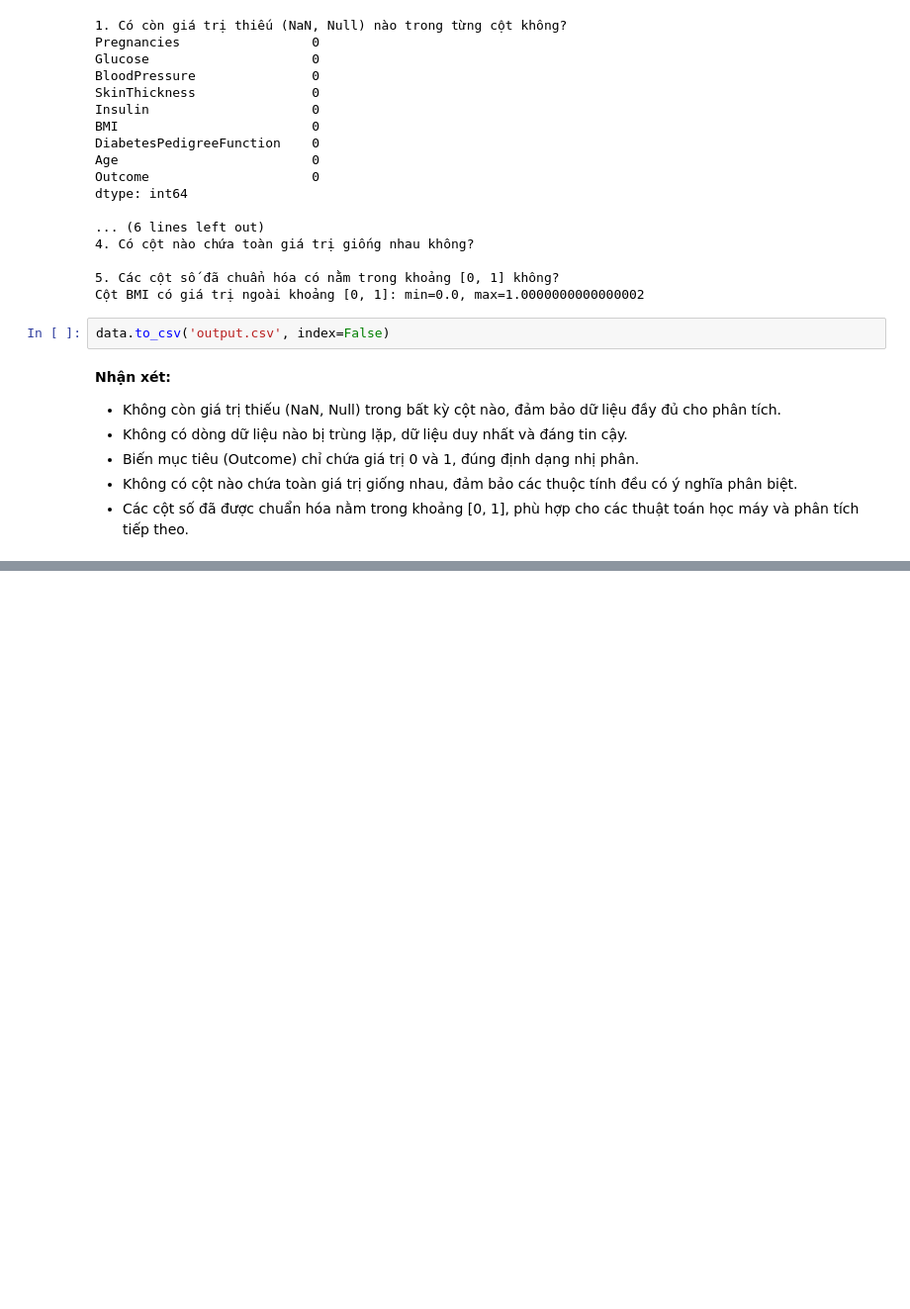
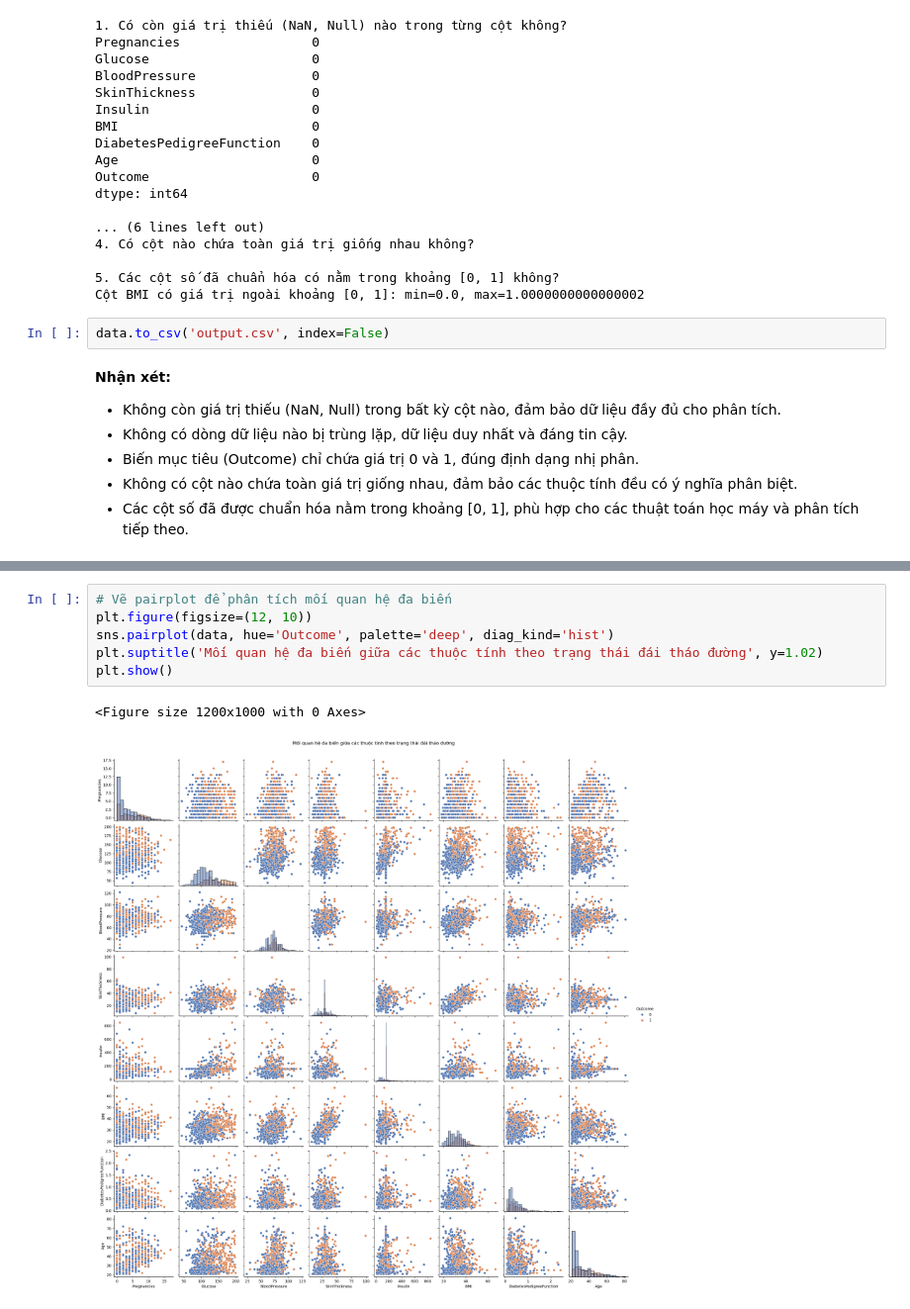
Before and after one commit to NKhanh0908/SGU_PTDL_TEAM_2025, a Jupyter notebook: Lab3/code/pima-indian-diabetes.ipynb, the cells around one changed output, grey strips where cells are left out. Shown at 99% size. Drawn from its saved outputs; the diff is of its cells as text; blank space fills up the shorter version.

```diff
--- a/Lab3/code/pima-indian-diabetes.ipynb
+++ b/Lab3/code/pima-indian-diabetes.ipynb
@@ -508,0 +664,9 @@ data.to_csv('output.csv', index=False)
+# %%
+# Vẽ pairplot để phân tích mối quan hệ đa biến
+plt.figure(figsize=(12, 10))
+sns.pairplot(data, hue='Outcome', palette='deep', diag_kind='hist')
+plt.suptitle('Mối quan hệ đa biến giữa các thuộc tính theo trạng thái đái tháo đường', y=1.02)
+plt.show()
+# %% [output]
+<Figure size 1200x1000 with 0 Axes>
+[figure, added]
```
Also changed, not shown: parts of 20 cells of this notebook.
